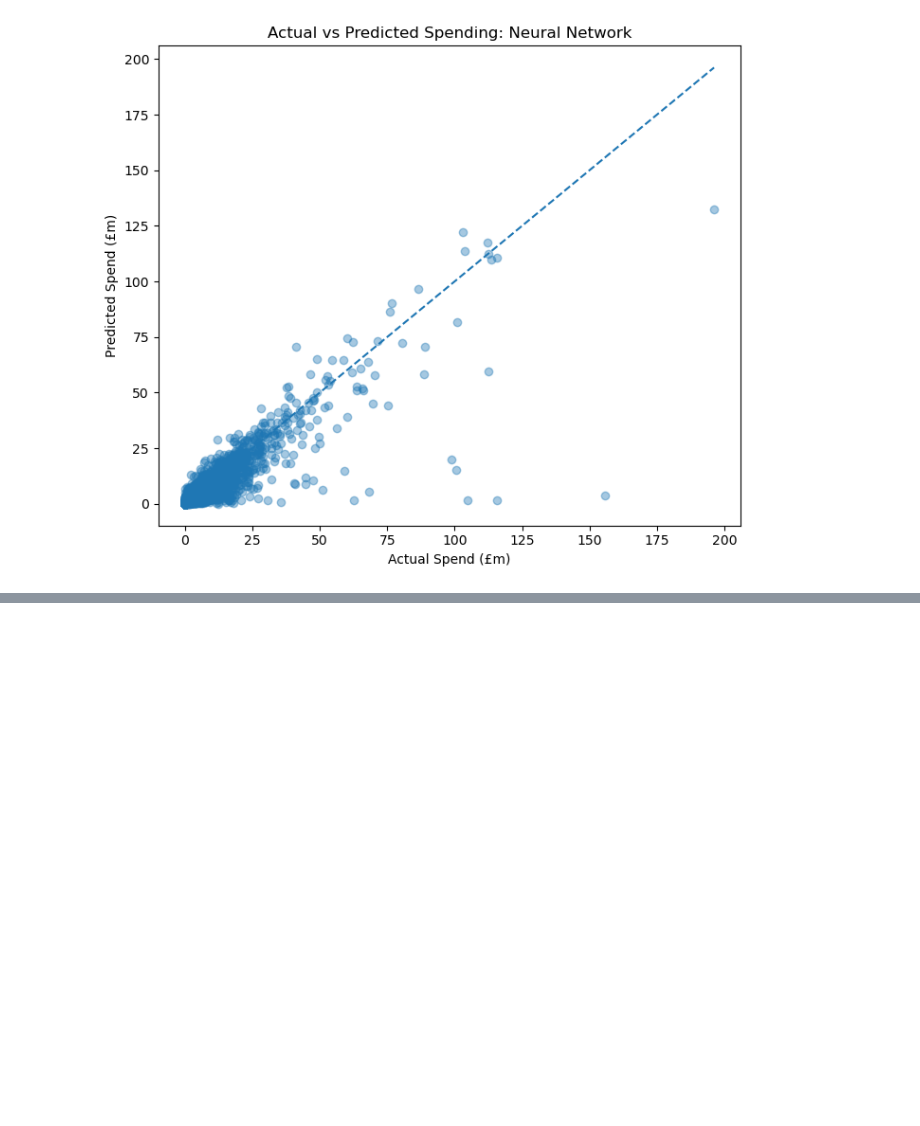
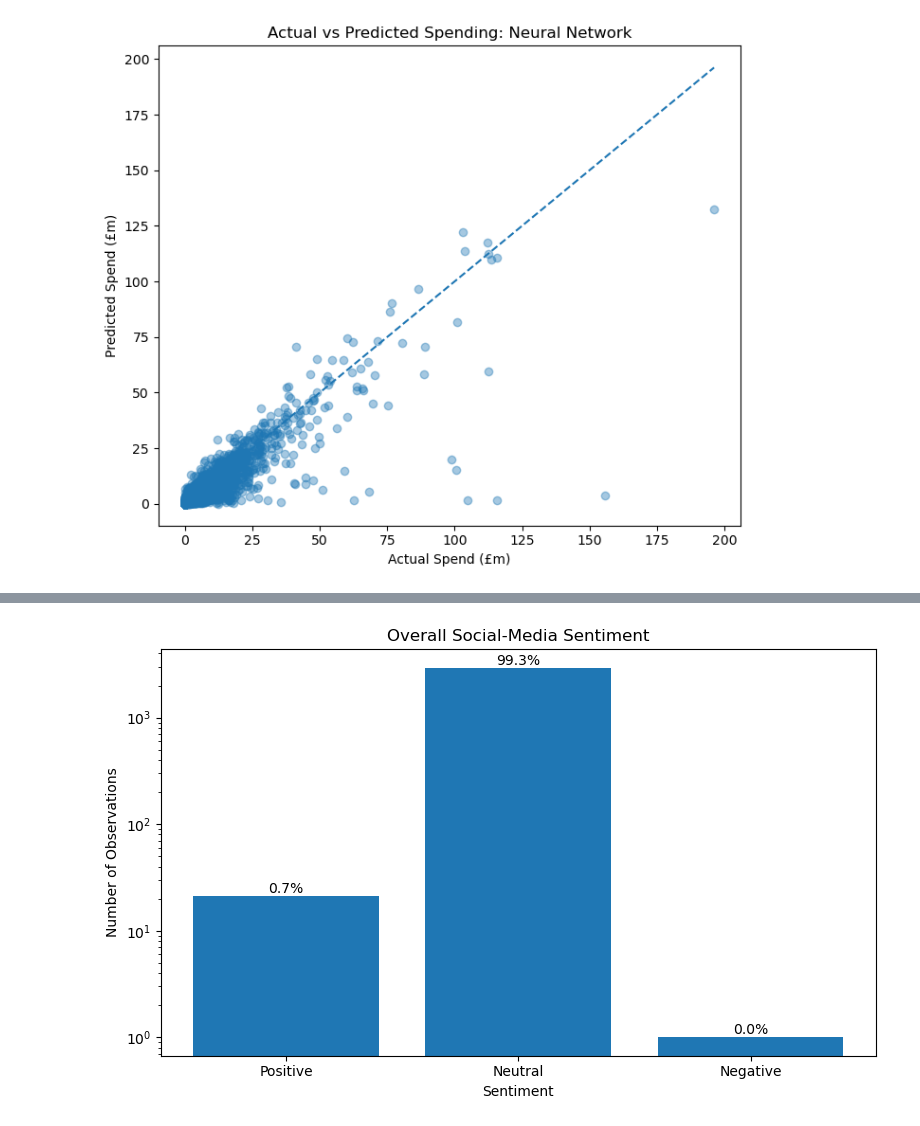
Before and after one commit to VSHellkite/ML_CA_2_2021417, a Jupyter notebook: ML_CA2_2021417.ipynb, the cells around one changed output, grey strips where cells are left out. Saved outputs shown, nothing was run; the diff lists cells and outputs as text; code cells hidden in the pictures; blank space fills up the shorter version.

Commit message:
Sentiment Analysis complete

```diff
--- a/ML_CA2_2021417.ipynb
+++ b/ML_CA2_2021417.ipynb
@@ -1593,0 +1742,29 @@ plot_actual_vs_predicted(
+# %%
+plt.figure(figsize=(8, 5))
+
+bars = plt.bar(
+    sentiment_summary["Sentiment"],
+    sentiment_summary["Count"]
+)
+
+plt.yscale("log")
+plt.title("Overall Social-Media Sentiment")
+plt.xlabel("Sentiment")
+plt.ylabel("Number of Observations")
+
+for bar, percentage in zip(
+    bars,
+    sentiment_summary["Percentage"]
+):
+    plt.text(
+        bar.get_x() + bar.get_width() / 2,
+        bar.get_height(),
+        f"{percentage:.1f}%",
+        ha="center",
+        va="bottom"
+    )
+
+plt.tight_layout()
+plt.show()
+# %% [output]
+[figure, added]
```
Also changed, not shown: parts of 32 cells of this notebook.
